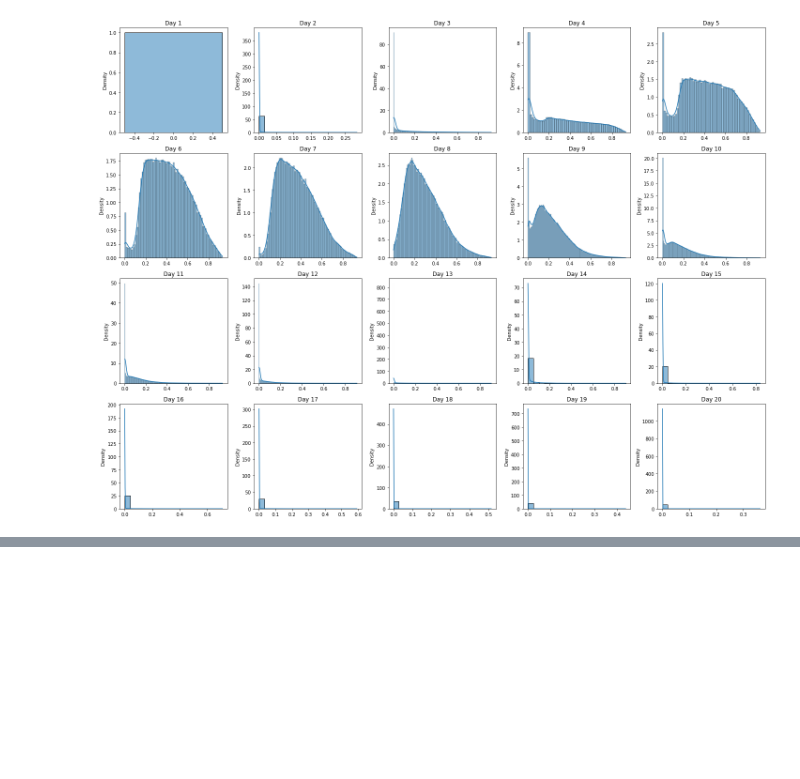
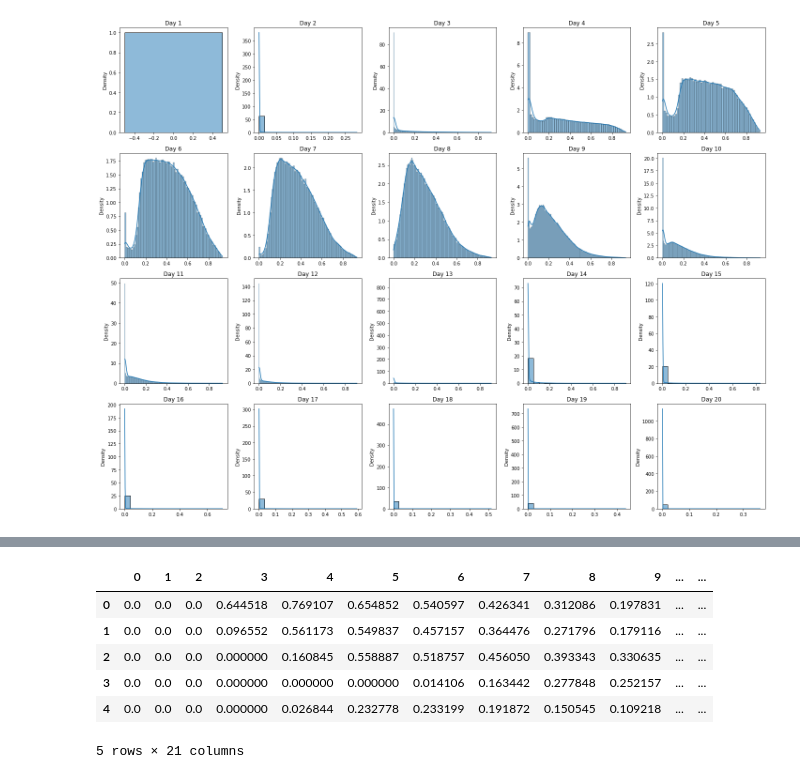
Before and after one commit to WhiffleFish/EpidemicModeling, a Jupyter notebook: InfectiousnessDistributions.ipynb, the cells around one changed output, grey strips where cells are left out. Cells and saved outputs as stored; diff of their text form; code cells hidden in the pictures; blank space fills up the shorter version.

```diff
--- a/InfectiousnessDistributions.ipynb
+++ b/InfectiousnessDistributions.ipynb
@@ -41,0 +48,11 @@ plt.tight_layout()
+# %%
+df = pd.DataFrame(data)
+df.head()
+# %% [output]
+|  | 0 | 1 | 2 | 3 | 4 | 5 | 6 | 7 | 8 | 9 | ... | ... |
+| 0 | 0.0 | 0.0 | 0.0 | 0.644518 | 0.769107 | 0.654852 | 0.540597 | 0.426341 | 0.312086 | 0.197831 | ... | ... |
+| 1 | 0.0 | 0.0 | 0.0 | 0.096552 | 0.561173 | 0.549837 | 0.457157 | 0.364476 | 0.271796 | 0.179116 | ... | ... |
+| 2 | 0.0 | 0.0 | 0.0 | 0.000000 | 0.160845 | 0.558887 | 0.518757 | 0.456050 | 0.393343 | 0.330635 | ... | ... |
+| 3 | 0.0 | 0.0 | 0.0 | 0.000000 | 0.000000 | 0.000000 | 0.014106 | 0.163442 | 0.277848 | 0.252157 | ... | ... |
+| 4 | 0.0 | 0.0 | 0.0 | 0.000000 | 0.026844 | 0.232778 | 0.233199 | 0.191872 | 0.150545 | 0.109218 | ... | ... |
+5 rows × 21 columns
```
Also changed, not shown: parts of 2 cells of this notebook, 4 other files.
